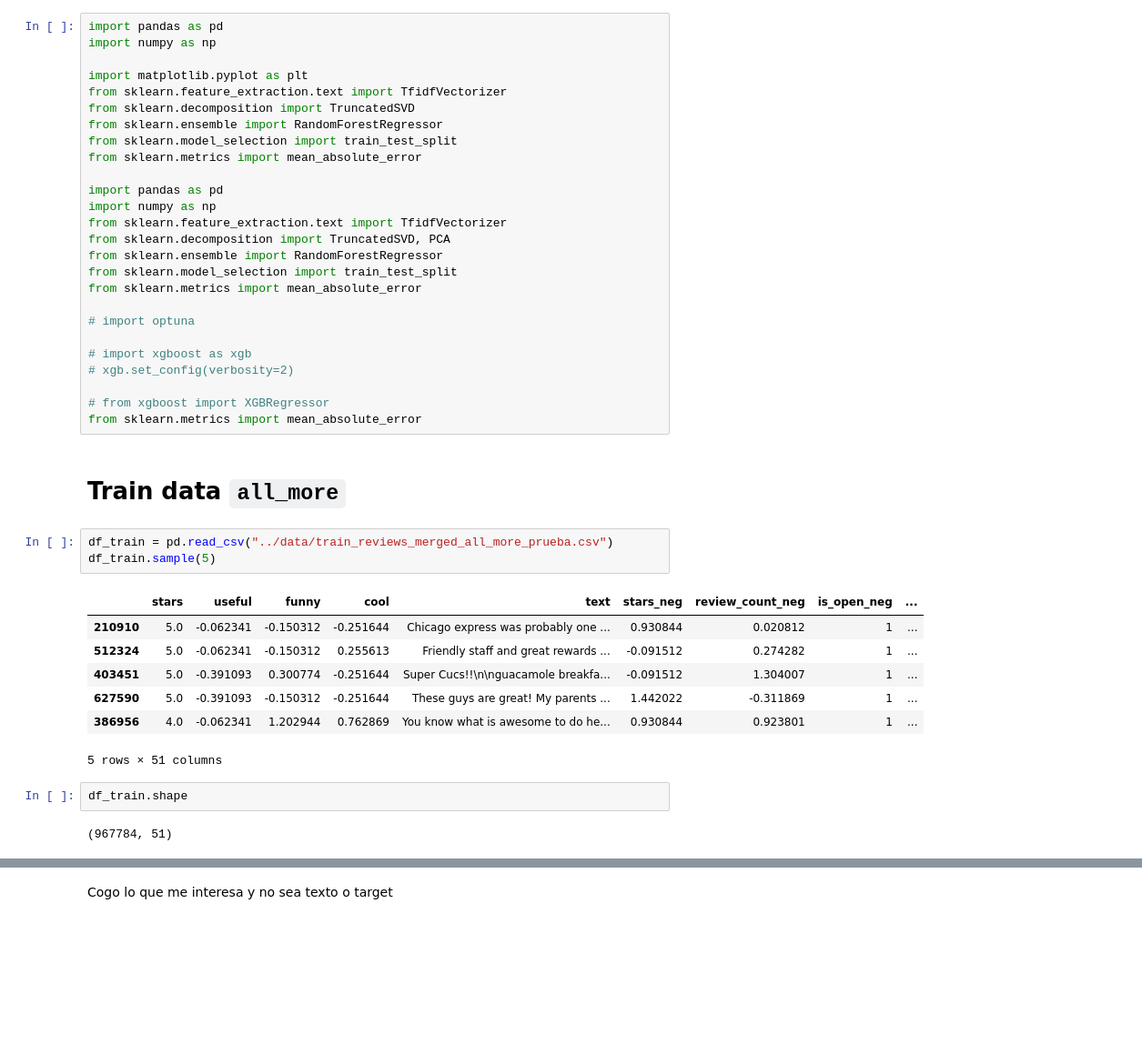
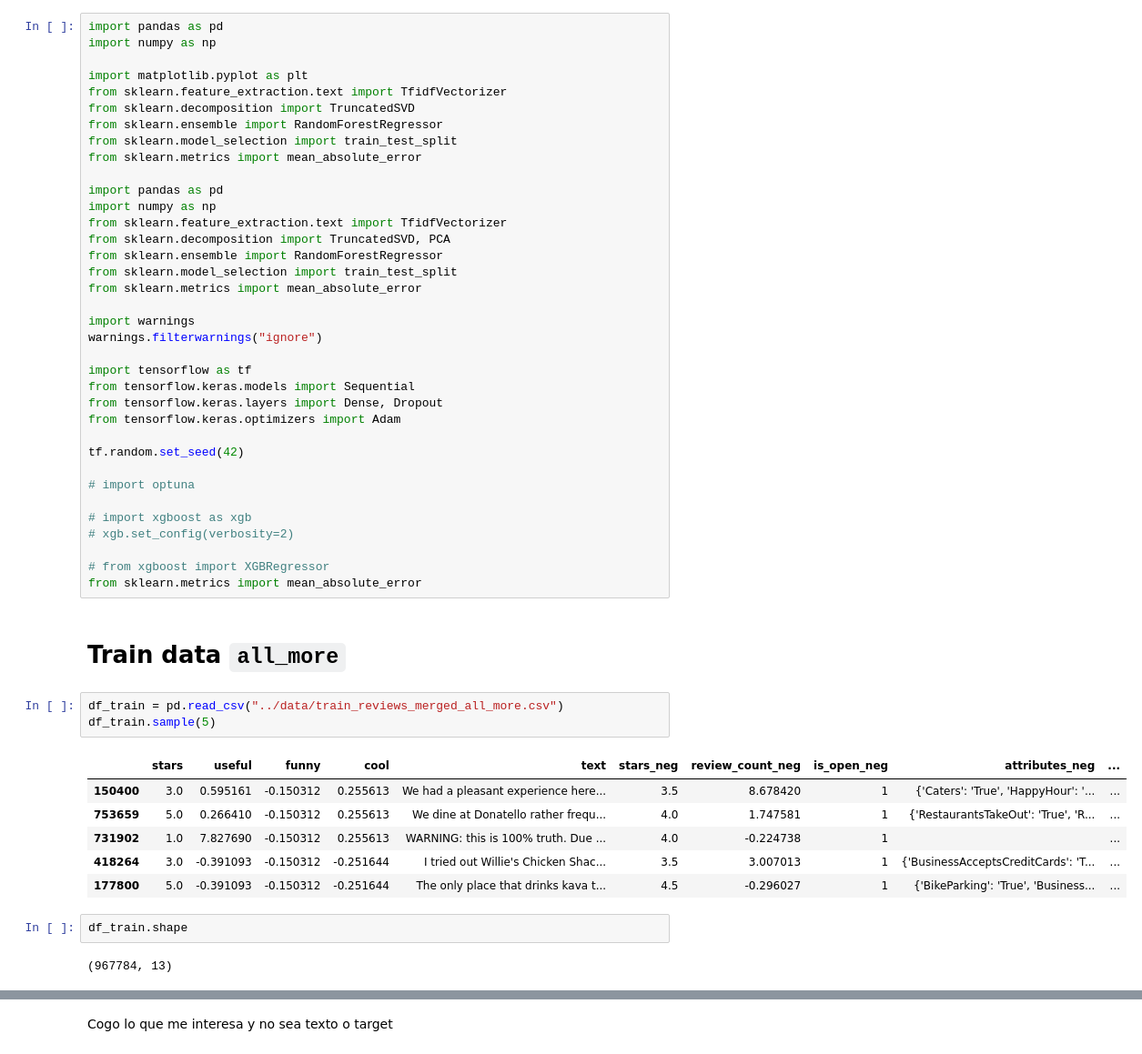
Before and after one commit to agmota11/RECSYS, a Jupyter notebook: Practica 2/src/Experimento_All_data_More.ipynb, the cells around one changed output, grey strips where cells are left out. Shown at 91% size. Drawn from its saved outputs; the diff is of its cells as text; blank space fills up the shorter version.

```diff
--- a/Practica 2/src/Experimento_All_data_More.ipynb
+++ b/Practica 2/src/Experimento_All_data_More.ipynb
@@ -17,6 +17,16 @@ from sklearn.ensemble import RandomForestRegressor
 from sklearn.model_selection import train_test_split
 from sklearn.metrics import mean_absolute_error
 
+import warnings
+warnings.filterwarnings("ignore")
+
+import tensorflow as tf
+from tensorflow.keras.models import Sequential
+from tensorflow.keras.layers import Dense, Dropout
+from tensorflow.keras.optimizers import Adam
+
+tf.random.set_seed(42)
+
 # import optuna
 
 # import xgboost as xgb
@@ -27,20 +37,19 @@ from sklearn.metrics import mean_absolute_error
 # %% [markdown]
 # Train data `all_more`
 # %%
-df_train = pd.read_csv("../data/train_reviews_merged_all_more_prueba.csv")
+df_train = pd.read_csv("../data/train_reviews_merged_all_more.csv")
 df_train.sample(5)
 # %% [output]
-|  | stars | useful | funny | cool | text | stars_neg | review_count_neg | is_open_neg | ... |
-| 210910 | 5.0 | -0.062341 | -0.150312 | -0.251644 | Chicago express was probably one ... | 0.930844 | 0.020812 | 1 | ... |
-| 512324 | 5.0 | -0.062341 | -0.150312 | 0.255613 | Friendly staff and great rewards ... | -0.091512 | 0.274282 | 1 | ... |
-| 403451 | 5.0 | -0.391093 | 0.300774 | -0.251644 | Super Cucs!!\n\nguacamole breakfa... | -0.091512 | 1.304007 | 1 | ... |
-| 627590 | 5.0 | -0.391093 | -0.150312 | -0.251644 | These guys are great! My parents ... | 1.442022 | -0.311869 | 1 | ... |
-| 386956 | 4.0 | -0.062341 | 1.202944 | 0.762869 | You know what is awesome to do he... | 0.930844 | 0.923801 | 1 | ... |
+|  | stars | useful | funny | cool | text | stars_neg | review_count_neg | is_open_neg | attributes_neg | ... |
+| 150400 | 3.0 | 0.595161 | -0.150312 | 0.255613 | We had a pleasant experience here... | 3.5 | 8.678420 | 1 | {'Caters': 'True', 'HappyHour': '... | ... |
+| 753659 | 5.0 | 0.266410 | -0.150312 | 0.255613 | We dine at Donatello rather frequ... | 4.0 | 1.747581 | 1 | {'RestaurantsTakeOut': 'True', 'R... | ... |
+| 731902 | 1.0 | 7.827690 | -0.150312 | 0.255613 | WARNING: this is 100% truth. Due ... | 4.0 | -0.224738 | 1 |  | ... |
+| 418264 | 3.0 | -0.391093 | -0.150312 | -0.251644 | I tried out Willie's Chicken Shac... | 3.5 | 3.007013 | 1 | {'BusinessAcceptsCreditCards': 'T... | ... |
+| 177800 | 5.0 | -0.391093 | -0.150312 | -0.251644 | The only place that drinks kava t... | 4.5 | -0.296027 | 1 | {'BikeParking': 'True', 'Business... | ... |
-5 rows × 51 columns
 # %%
 df_train.shape
 # %% [output]
-(967784, 51)
+(967784, 13)
 # %%
 df_train.isnull().sum()
 # %% [output]
```
Also changed, not shown: parts of 19 cells of this notebook, 23 other files.
